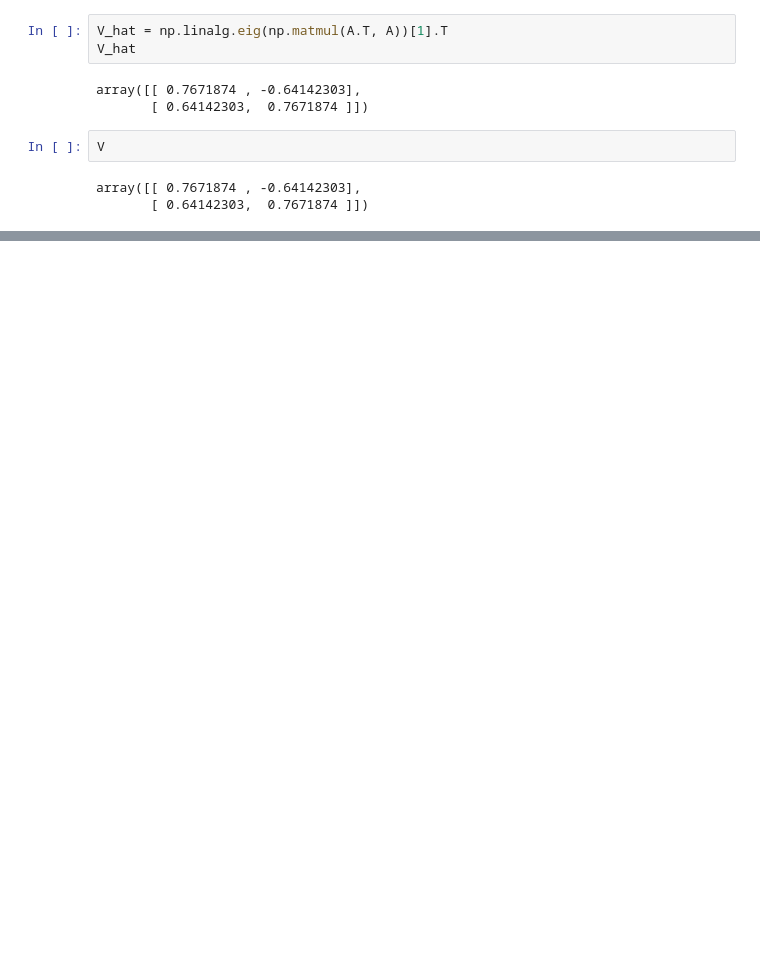
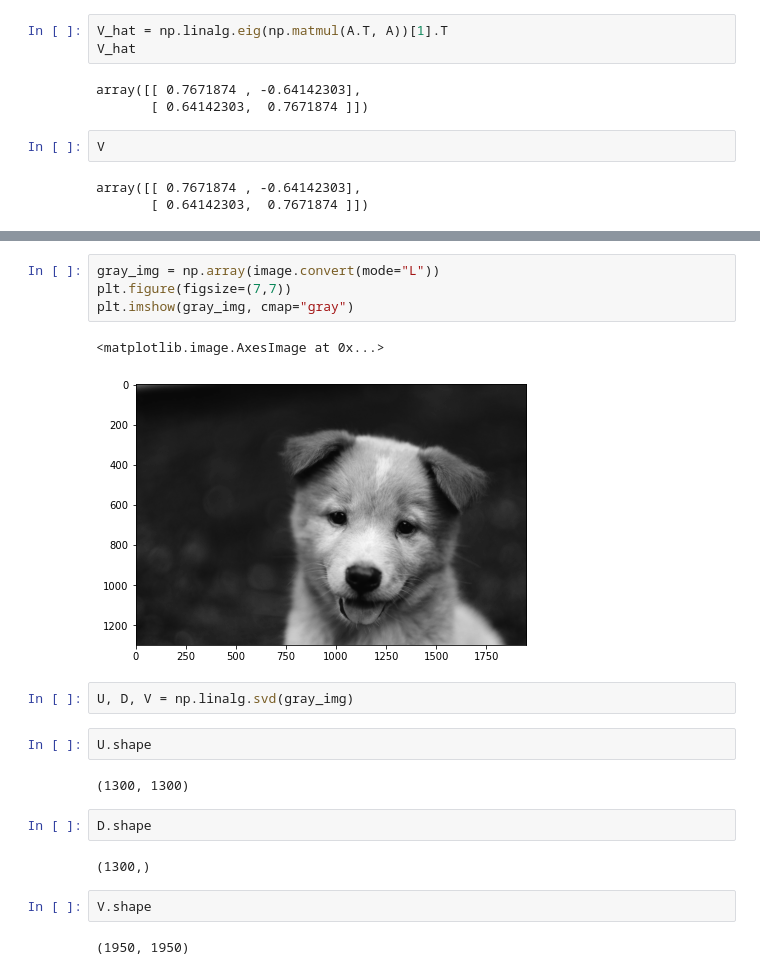
Before and after one commit to TheAnkurGoswami/Study-Notes, a Jupyter notebook: Deep Learning Book Notes/Linear Algebra.ipynb, the cells around one changed output, grey strips where cells are left out. Cells and saved outputs as stored; diff of their text form; blank space fills up the shorter version.

```diff
--- a/Deep Learning Book Notes/Linear Algebra.ipynb
+++ b/Deep Learning Book Notes/Linear Algebra.ipynb
@@ -685,0 +698,21 @@ array([[ 0.7671874 , -0.64142303],
+# %%
+gray_img = np.array(image.convert(mode="L"))
+plt.figure(figsize=(7,7))
+plt.imshow(gray_img, cmap="gray")
+# %% [output]
+<matplotlib.image.AxesImage at 0x...>
+[figure, added]
+# %%
+U, D, V = np.linalg.svd(gray_img)
+# %%
+U.shape
+# %% [output]
+(1300, 1300)
+# %%
+D.shape
+# %% [output]
+(1300,)
+# %%
+V.shape
+# %% [output]
+(1950, 1950)
```
Also changed, not shown: parts of 18 cells of this notebook.
